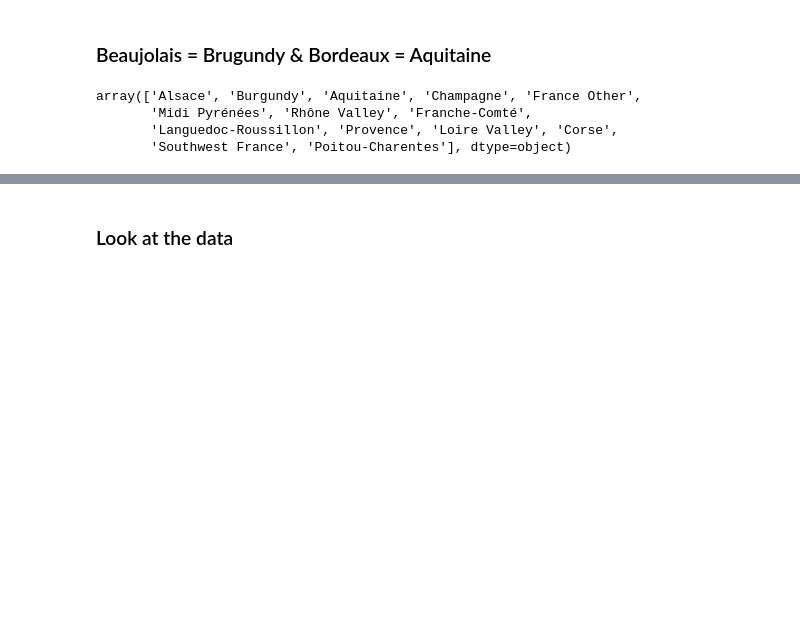
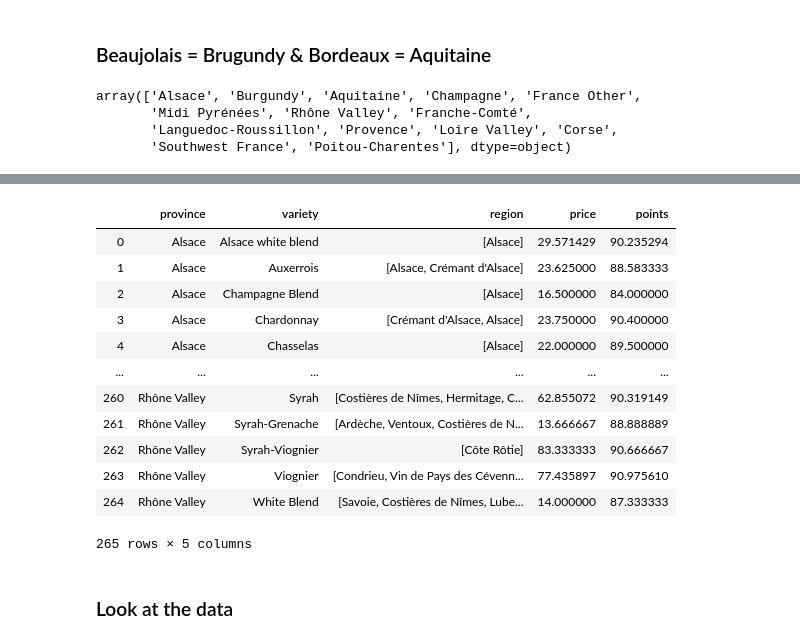
Before and after one commit to com-480-data-visualization/com-480-project-lesvizerables, a Jupyter notebook: Province_Renaming.ipynb, the cells around one changed output, grey strips where cells are left out. Cells and saved outputs as stored; diff of their text form; code cells hidden in the pictures; blank space fills up the shorter version.

```diff
--- a/Province_Renaming.ipynb
+++ b/Province_Renaming.ipynb
@@ -123,0 +182,19 @@ array(['Alsace', 'Burgundy', 'Aquitaine', 'Champagne', 'France Other',
+# %%
+varieties_info = wines.groupby(['province', 'variety']).agg({'region':'unique', 'price':'mean',
+                                                             'points':'mean'}).reset_index()
+# %%
+varieties_info
+# %% [output]
+|  | province | variety | region | price | points |
+| 0 | Alsace | Alsace white blend | [Alsace] | 29.571429 | 90.235294 |
+| 1 | Alsace | Auxerrois | [Alsace, Crémant d'Alsace] | 23.625000 | 88.583333 |
+| 2 | Alsace | Champagne Blend | [Alsace] | 16.500000 | 84.000000 |
+| 3 | Alsace | Chardonnay | [Crémant d'Alsace, Alsace] | 23.750000 | 90.400000 |
+| 4 | Alsace | Chasselas | [Alsace] | 22.000000 | 89.500000 |
+| ... | ... | ... | ... | ... | ... |
+| 260 | Rhône Valley | Syrah | [Costières de Nîmes, Hermitage, C... | 62.855072 | 90.319149 |
+| 261 | Rhône Valley | Syrah-Grenache | [Ardèche, Ventoux, Costières de N... | 13.666667 | 88.888889 |
+| 262 | Rhône Valley | Syrah-Viognier | [Côte Rôtie] | 83.333333 | 90.666667 |
+| 263 | Rhône Valley | Viognier | [Condrieu, Vin de Pays des Cévenn... | 77.435897 | 90.975610 |
+| 264 | Rhône Valley | White Blend | [Savoie, Costières de Nîmes, Lube... | 14.000000 | 87.333333 |
+265 rows × 5 columns
```
Also changed, not shown: parts of 15 cells of this notebook.
